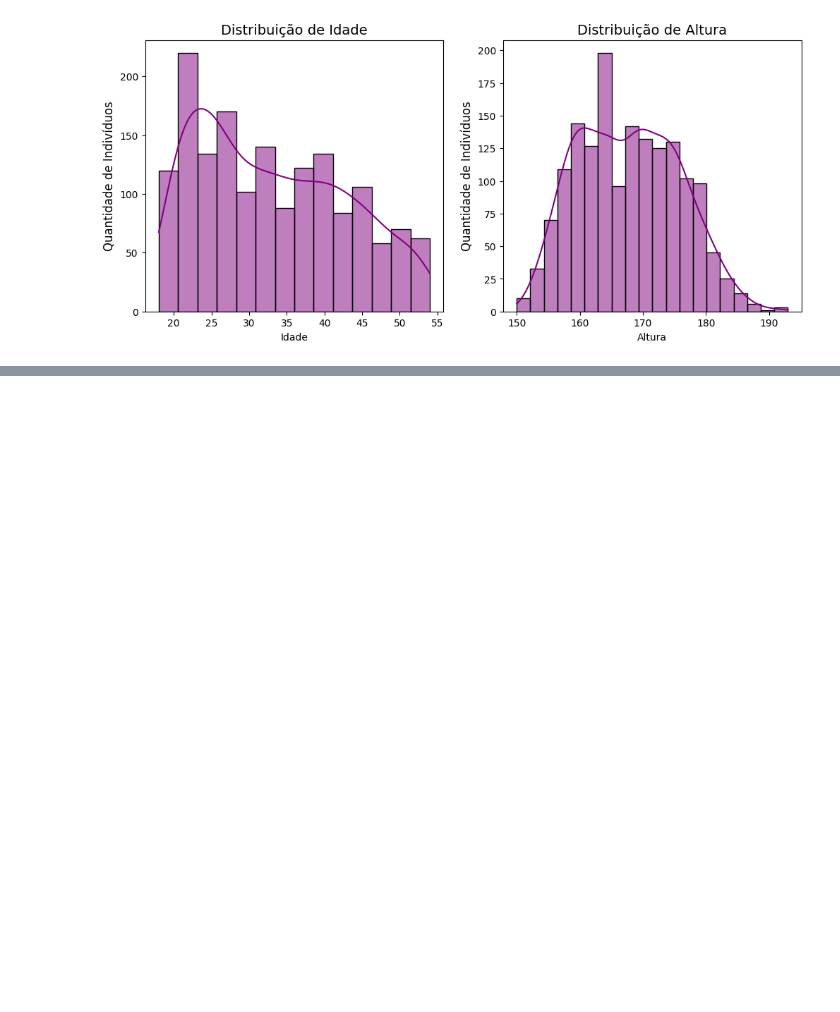
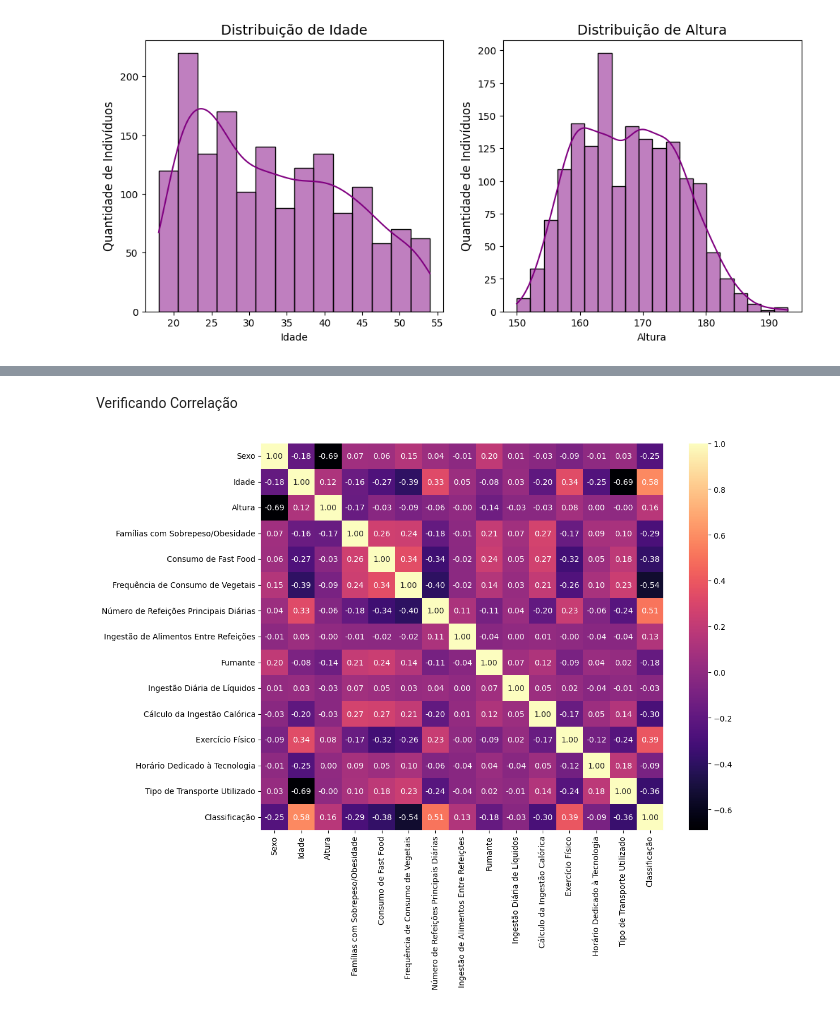
Before and after one commit to Fanykyta/CP05-AnaliseObesidade, a Jupyter notebook: AnaliseObesidade.ipynb, the cells around one changed output, grey strips where cells are left out. Saved outputs shown, nothing was run; the diff lists cells and outputs as text; code cells hidden in the pictures; blank space fills up the shorter version.

```diff
--- a/AnaliseObesidade.ipynb
+++ b/AnaliseObesidade.ipynb
@@ -253,11 +181,0 @@ Exercício Físico
-# %%
-EF_map = {
-    1: 'Nenhuma atividade física',
-    2: 'De 1 a 2 dias',
-    3: 'De 3 a 4 dias',
-    4: 'De 5 a 6 dias',
-    5: '6+ dias'
-}
-
-# Replacing numerical values with text descriptions
-df['Exercício Físico'] = df['Exercício Físico'].map(EF_map)
@@ -344,0 +317,9 @@ for i in df.iloc[:,:-1].columns:
+# %% [markdown]
+Verificando Correlação
+# %%
+
+plt.figure(figsize=(12,10))
+sns.heatmap(pd.DataFrame(df.corr()),annot = True, cmap = 'magma', fmt = '.2f')
+plt.tight_layout()
+# %% [output]
+[figure, added]
```
Also changed, not shown: parts of 54 cells of this notebook.
